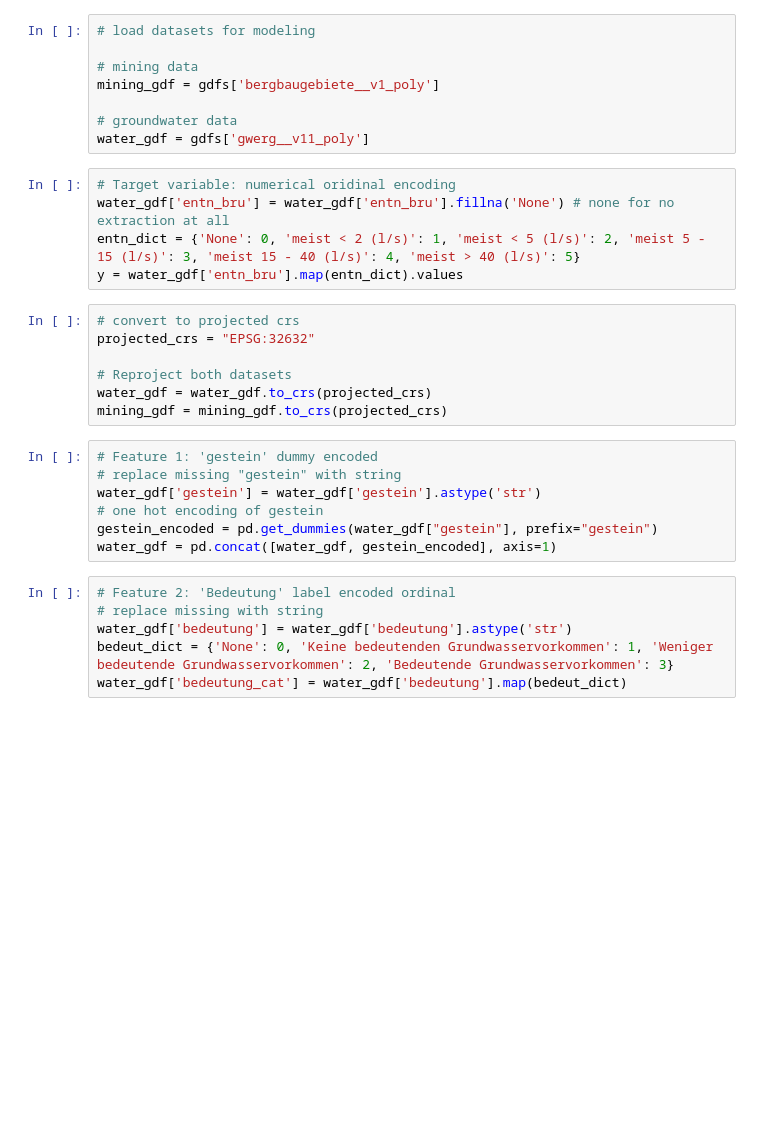
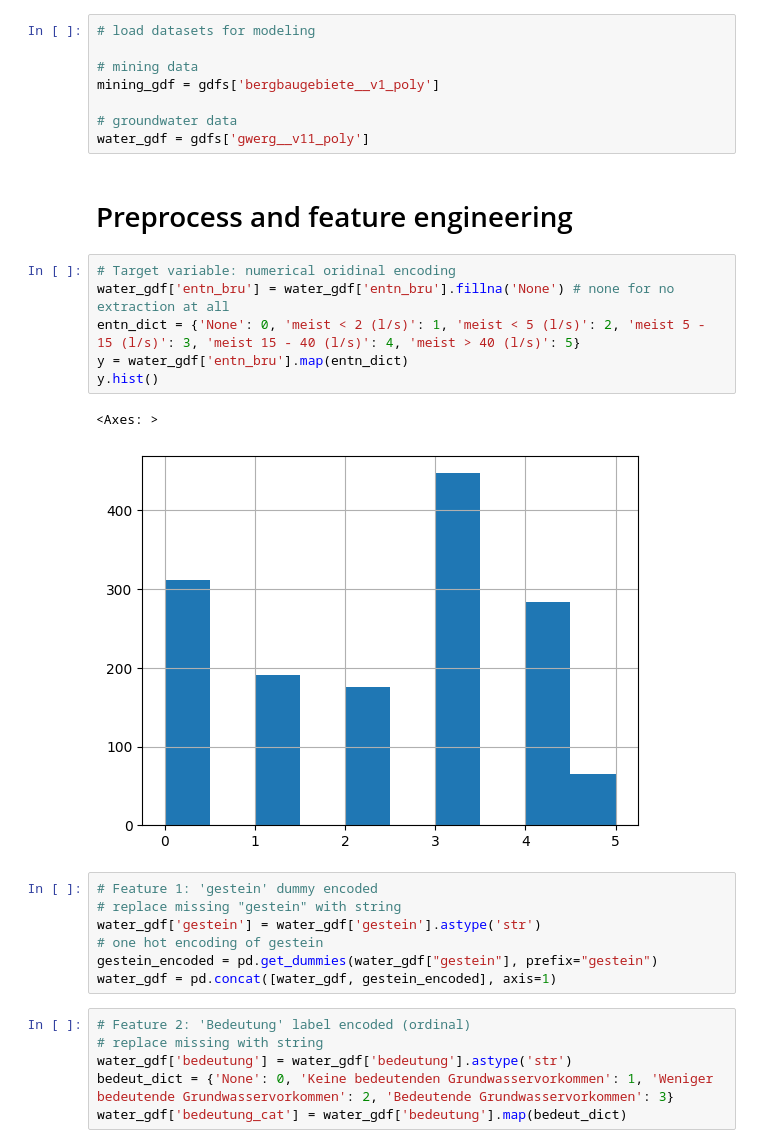
Before and after one commit to hanna-freuden/hydrogeology_germany, a Jupyter notebook: Modeling.ipynb, the cells around one changed output. Cells and saved outputs as stored; diff of their text form; blank space fills up the shorter version.

```diff
--- a/Modeling.ipynb
+++ b/Modeling.ipynb
@@ -43,18 +49,17 @@ mining_gdf = gdfs['bergbaugebiete__v1_poly']
 
 # groundwater data
 water_gdf = gdfs['gwerg__v11_poly']
+# %% [markdown]
+# Preprocess and feature engineering
 # %%
 # Target variable: numerical oridinal encoding
 water_gdf['entn_bru'] = water_gdf['entn_bru'].fillna('None') # none for no extraction at all
 entn_dict = {'None': 0, 'meist < 2 (l/s)': 1, 'meist < 5 (l/s)': 2, 'meist 5 - 15 (l/s)': 3, 'meist 15 - 40 (l/s)': 4, 'meist > 40 (l/s)': 5}
-y = water_gdf['entn_bru'].map(entn_dict).values
+y = water_gdf['entn_bru'].map(entn_dict)
+y.hist()
+# %% [output]
+<Axes: >
+[figure, added]
-# %%
-# convert to projected crs
-projected_crs = "EPSG:32632"
-
-# Reproject both datasets
-water_gdf = water_gdf.to_crs(projected_crs)
-mining_gdf = mining_gdf.to_crs(projected_crs)
 # %%
 # Feature 1: 'gestein' dummy encoded
 # replace missing "gestein" with string
@@ -63,7 +68,7 @@ water_gdf['gestein'] = water_gdf['gestein'].astype('str')
 gestein_encoded = pd.get_dummies(water_gdf["gestein"], prefix="gestein")
 water_gdf = pd.concat([water_gdf, gestein_encoded], axis=1)
 # %%
-# Feature 2: 'Bedeutung' label encoded ordinal
+# Feature 2: 'Bedeutung' label encoded (ordinal)
 # replace missing with string
 water_gdf['bedeutung'] = water_gdf['bedeutung'].astype('str')
 bedeut_dict = {'None': 0, 'Keine bedeutenden Grundwasservorkommen': 1, 'Weniger bedeutende Grundwasservorkommen': 2, 'Bedeutende Grundwasservorkommen': 3}
```
Also changed, not shown: parts of 23 cells of this notebook.
